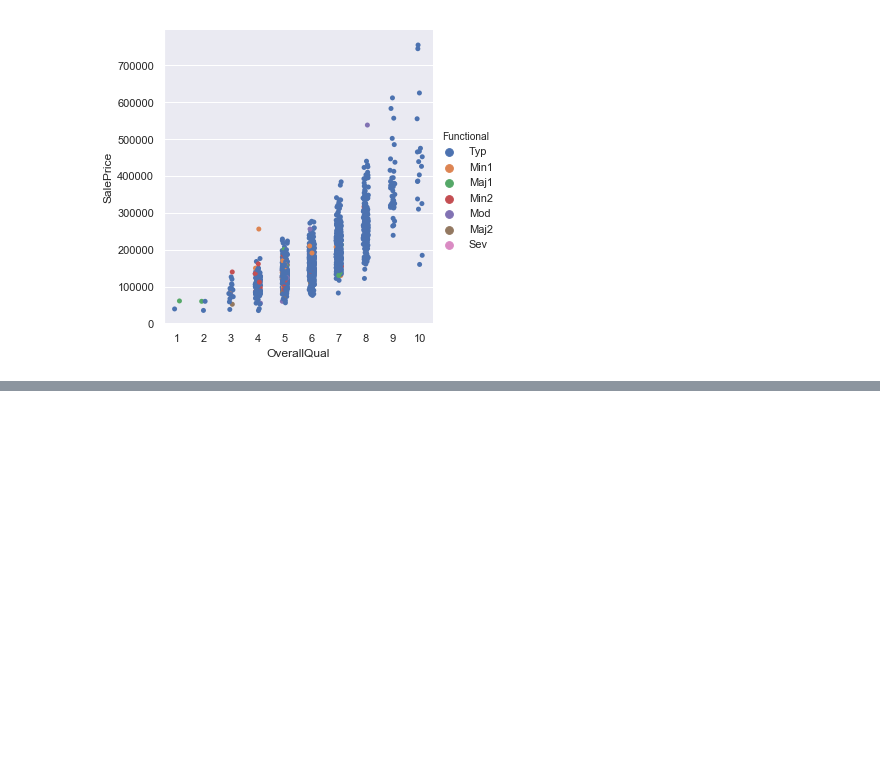
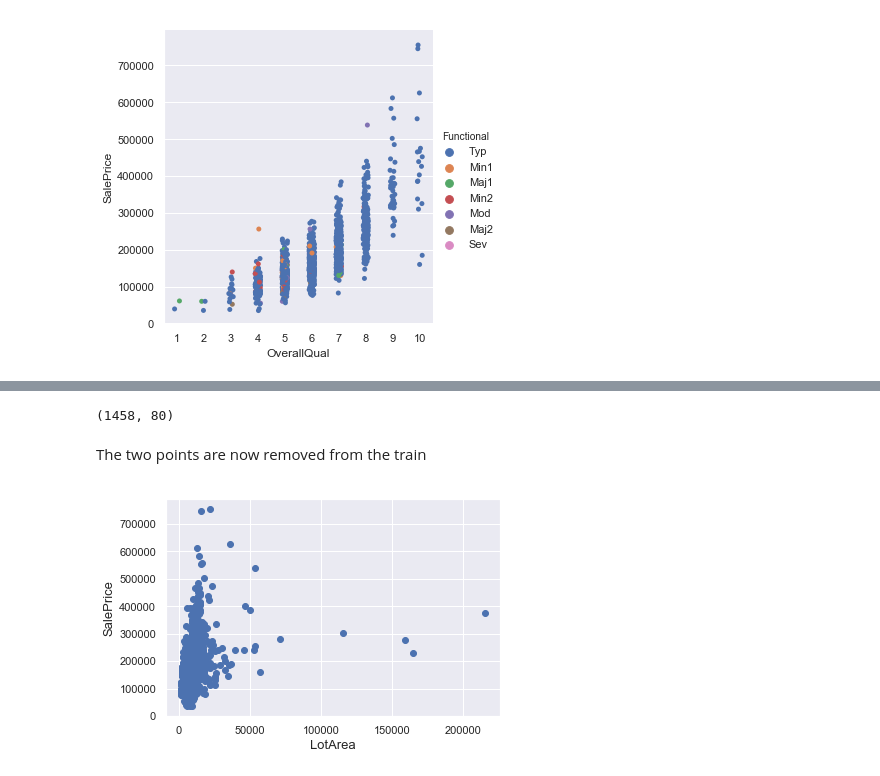
Before and after one commit to amitkabra59/Housing-Prices, a Jupyter notebook: house_pricing.ipynb, the cells around one changed output, grey strips where cells are left out. Saved outputs shown, nothing was run; the diff lists cells and outputs as text; code cells hidden in the pictures; blank space fills up the shorter version.

```diff
--- a/house_pricing.ipynb
+++ b/house_pricing.ipynb
@@ -325,0 +360,16 @@ plt.show()
+# %%
+train = train.drop(train[(train['GrLivArea'] > 4000) & (train['SalePrice'] < 300000)].index)
+# %%
+train.shape
+# %% [output]
+(1458, 80)
+# %% [markdown]
+The two points are now removed from the train
+# %%
+fig, ax = plt.subplots()
+ax.scatter(x = train['LotArea'], y = train['SalePrice'])
+plt.ylabel('SalePrice', fontsize=13)
+plt.xlabel('LotArea', fontsize=13)
+plt.show()
+# %% [output]
+[figure, added]
```
Also changed, not shown: parts of 14 cells of this notebook.
